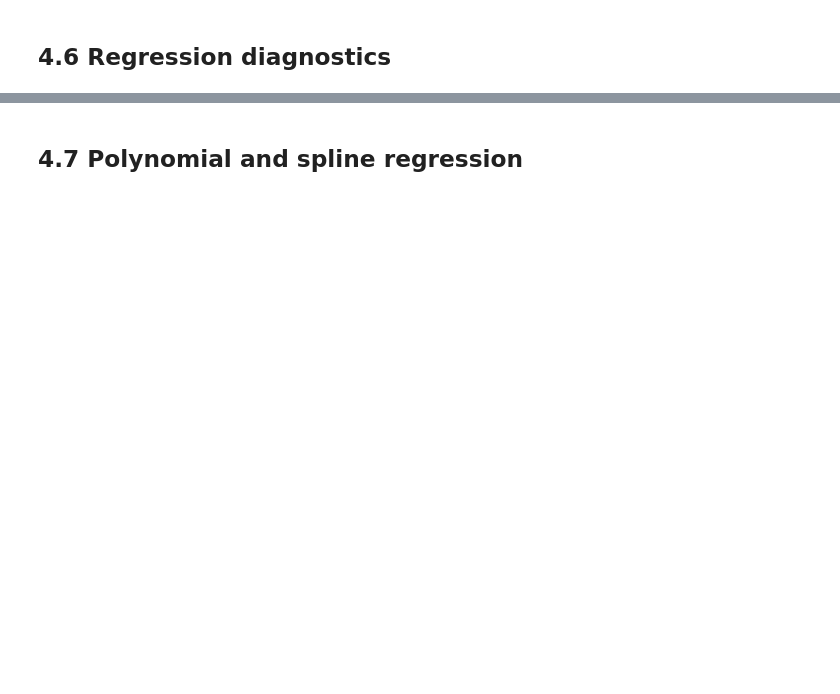
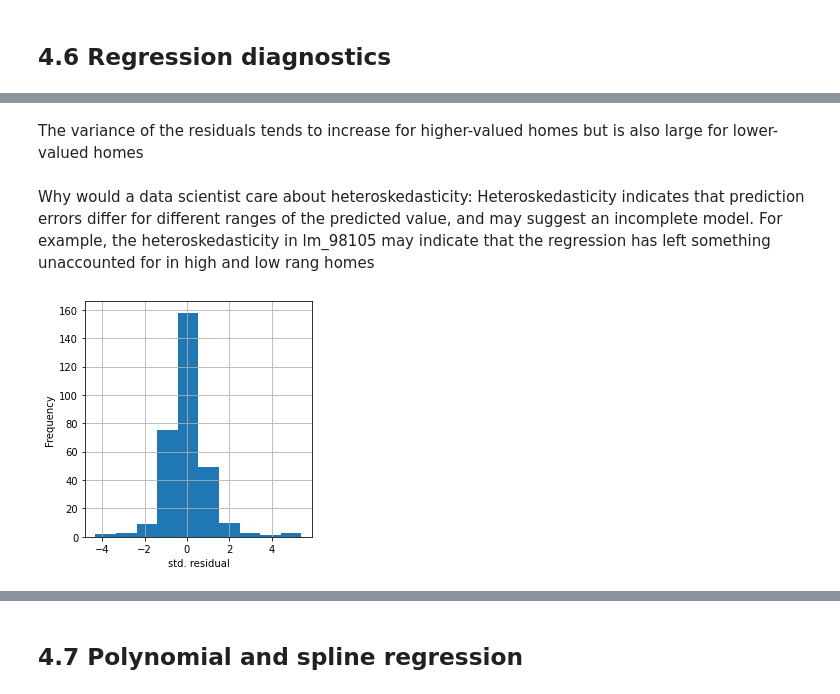
Before and after one commit to DataS07/practical-statistics-for-data-scientists-2nd, a Jupyter notebook: Chapter 4. Regression and prediction.ipynb, the cells around one changed output, grey strips where cells are left out. Cells and saved outputs as stored; diff of their text form; code cells hidden in the pictures; blank space fills up the shorter version.

```diff
--- a/Chapter 4. Regression and prediction.ipynb
+++ b/Chapter 4. Regression and prediction.ipynb
@@ -598,0 +880,14 @@ Treating ordered factors as a numeric variable preserves the information contain
+# %% [markdown]
+The variance of the residuals tends to increase for higher-valued homes but is also large for lower-valued homes
+# %% [markdown]
+Why would a data scientist care about heteroskedasticity: Heteroskedasticity indicates that prediction errors differ for different ranges of the predicted value, and may suggest an incomplete model. For example, the heteroskedasticity in lm_98105 may indicate that the regression has left something unaccounted for in high and low rang homes
+# %%
+fig, ax = plt.subplots(figsize=(4, 4))
+pd.Series(influence.resid_studentized_internal).hist(ax=ax)
+ax.set_xlabel('std. residual')
+ax.set_ylabel('Frequency')
+
+plt.tight_layout()
+plt.show()
+# %% [output]
+[figure, added]
```
Also changed, not shown: parts of 59 cells of this notebook.
